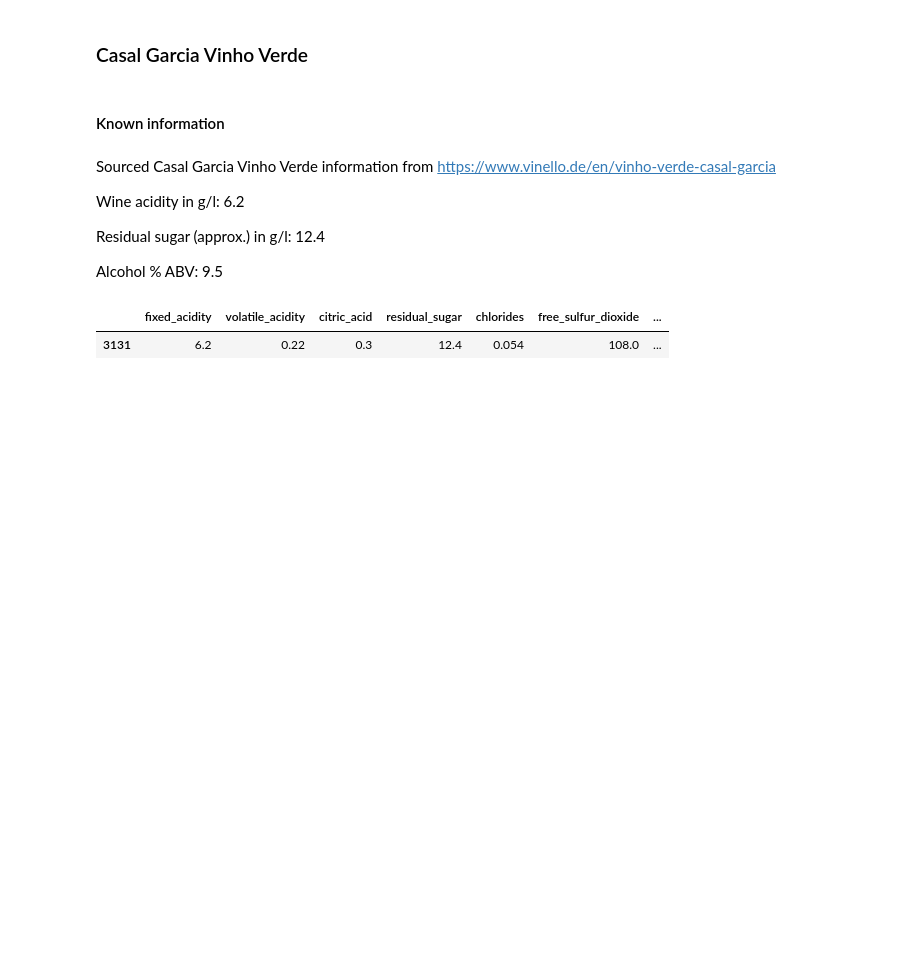
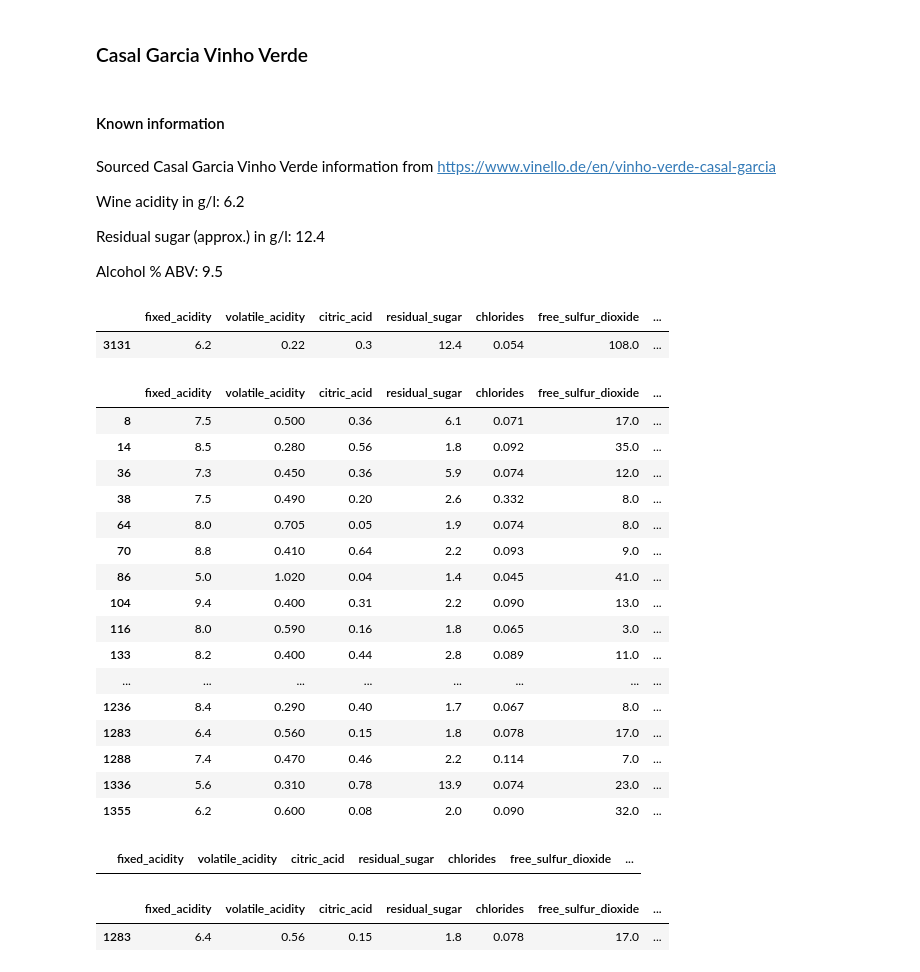
Before and after one commit to JKenny333/Mid_term_project, a Jupyter notebook: notebooks/Wine Quality Predictor.ipynb, the cells around one changed output. Drawn from its saved outputs; the diff is of its cells as text; code cells hidden in the pictures; blank space fills up the shorter version.

```diff
--- a/notebooks/Wine Quality Predictor.ipynb
+++ b/notebooks/Wine Quality Predictor.ipynb
@@ -110,7 +84,34 @@ acidity_filtered_df
 | 3131 | 6.2 | 0.22 | 0.3 | 12.4 | 0.054 | 108.0 | ... |
 # %%
 #Identification of Cultura Vini Vinho Verde through filtering anonymous dataset with known feature values
-alcohol_filtered_df = white_df[white_df['alcohol'] == 9.5]
-sugar_filtered_df = alcohol_filtered_df[alcohol_filtered_df['residual_sugar'] == 12.4]
-acidity_filtered_df = sugar_filtered_df[sugar_filtered_df['fixed_acidity'] == 6.2]
-acidity_filtered_df
+r_alcohol_filtered_df = red_df[red_df['alcohol'] == 10.5]
+r_alcohol_filtered_df
+# %% [output]
+|  | fixed_acidity | volatile_acidity | citric_acid | residual_sugar | chlorides | free_sulfur_dioxide | ... |
+| 8 | 7.5 | 0.500 | 0.36 | 6.1 | 0.071 | 17.0 | ... |
+| 14 | 8.5 | 0.280 | 0.56 | 1.8 | 0.092 | 35.0 | ... |
+| 36 | 7.3 | 0.450 | 0.36 | 5.9 | 0.074 | 12.0 | ... |
+| 38 | 7.5 | 0.490 | 0.20 | 2.6 | 0.332 | 8.0 | ... |
+| 64 | 8.0 | 0.705 | 0.05 | 1.9 | 0.074 | 8.0 | ... |
+| 70 | 8.8 | 0.410 | 0.64 | 2.2 | 0.093 | 9.0 | ... |
+| 86 | 5.0 | 1.020 | 0.04 | 1.4 | 0.045 | 41.0 | ... |
+| 104 | 9.4 | 0.400 | 0.31 | 2.2 | 0.090 | 13.0 | ... |
+| 116 | 8.0 | 0.590 | 0.16 | 1.8 | 0.065 | 3.0 | ... |
+| 133 | 8.2 | 0.400 | 0.44 | 2.8 | 0.089 | 11.0 | ... |
+| ... | ... | ... | ... | ... | ... | ... | ... |
+| 1236 | 8.4 | 0.290 | 0.40 | 1.7 | 0.067 | 8.0 | ... |
+| 1283 | 6.4 | 0.560 | 0.15 | 1.8 | 0.078 | 17.0 | ... |
+| 1288 | 7.4 | 0.470 | 0.46 | 2.2 | 0.114 | 7.0 | ... |
+| 1336 | 5.6 | 0.310 | 0.78 | 13.9 | 0.074 | 23.0 | ... |
+| 1355 | 6.2 | 0.600 | 0.08 | 2.0 | 0.090 | 32.0 | ... |
+# %%
+r_sugar_filtered_df = r_alcohol_filtered_df[r_alcohol_filtered_df['residual_sugar'] == 1.5]
+r_sugar_filtered_df
+# %% [output]
+|  | fixed_acidity | volatile_acidity | citric_acid | residual_sugar | chlorides | free_sulfur_dioxide | ... |
+# %%
+destalo_red = r_alcohol_filtered_df[r_alcohol_filtered_df['fixed_acidity'] == 6.4]
+destalo_red
+# %% [output]
+|  | fixed_acidity | volatile_acidity | citric_acid | residual_sugar | chlorides | free_sulfur_dioxide | ... |
+| 1283 | 6.4 | 0.56 | 0.15 | 1.8 | 0.078 | 17.0 | ... |
```
Also changed, not shown: parts of 5 cells of this notebook.
